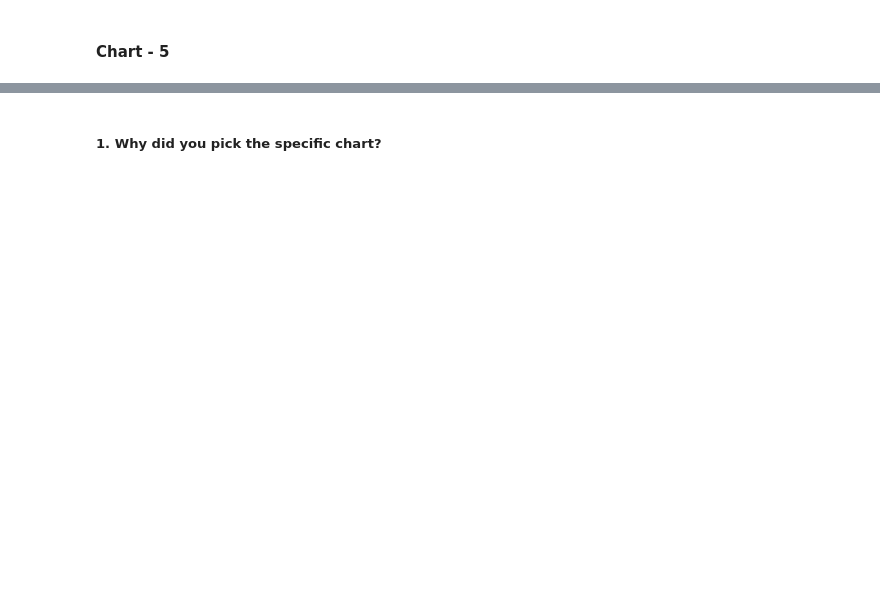
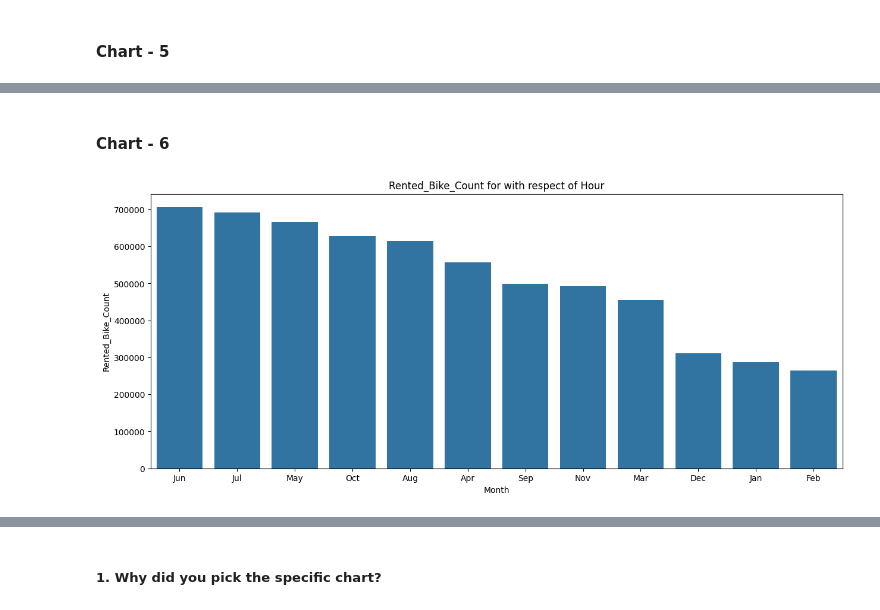
Before and after one commit to Amitkumardas123/Capstone-project----Bike-Sharing-Demand-Prediction, a Jupyter notebook: Bike_sharing_Prediction_Template.ipynb, the cells around one changed output, grey strips where cells are left out. Cells and saved outputs as stored; diff of their text form; code cells hidden in the pictures; blank space fills up the shorter version.

```diff
--- a/Bike_sharing_Prediction_Template.ipynb
+++ b/Bike_sharing_Prediction_Template.ipynb
@@ -524,0 +538,12 @@ Answer Here
+# %% [markdown]
+#### Chart - 6
+# %%
+# Chart - 6 visualization code
+# Rented bike count for each month
+grp = df.groupby(['Month'], as_index = False)['Rented_Bike_Count'].sum().sort_values('Rented_Bike_Count', ascending = False)
+plt.figure(figsize=(15,6))
+sns.barplot(x=grp['Month'], y=grp["Rented_Bike_Count"])
+plt.title("Rented_Bike_Count for with respect of Hour")
+plt.show()
+# %% [output]
+[figure, added]
```
Also changed, not shown: parts of 68 cells of this notebook.
